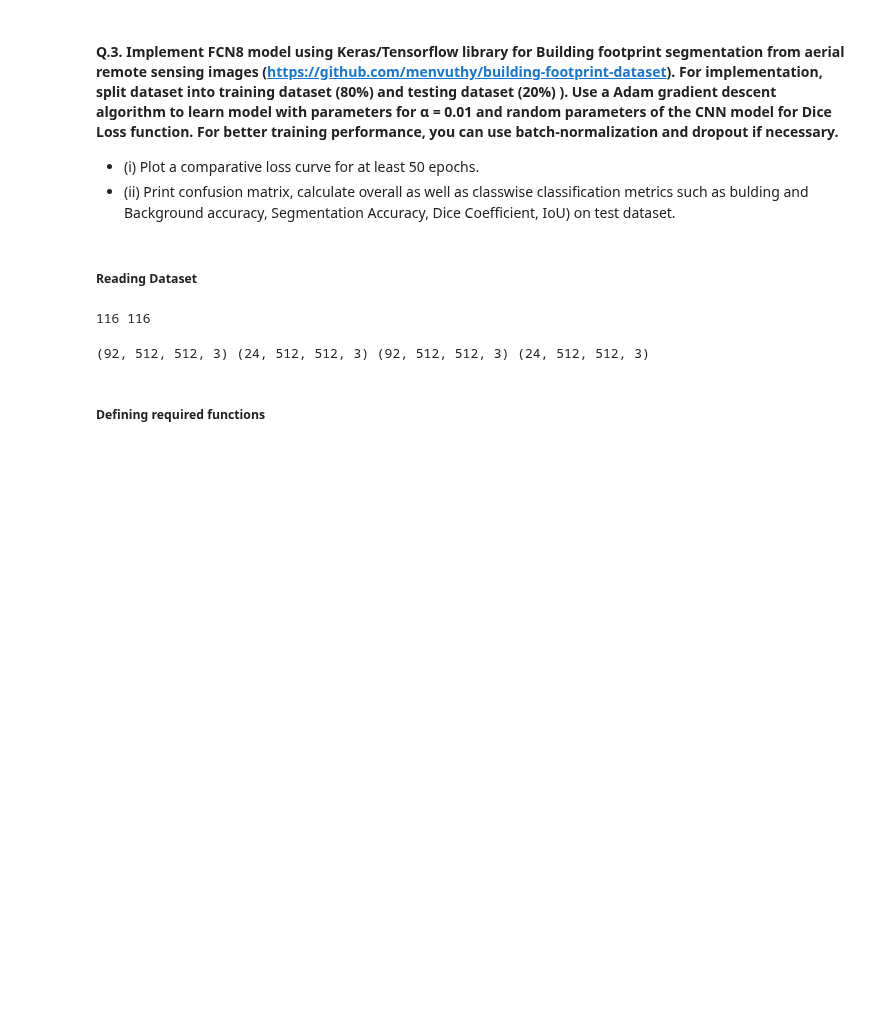
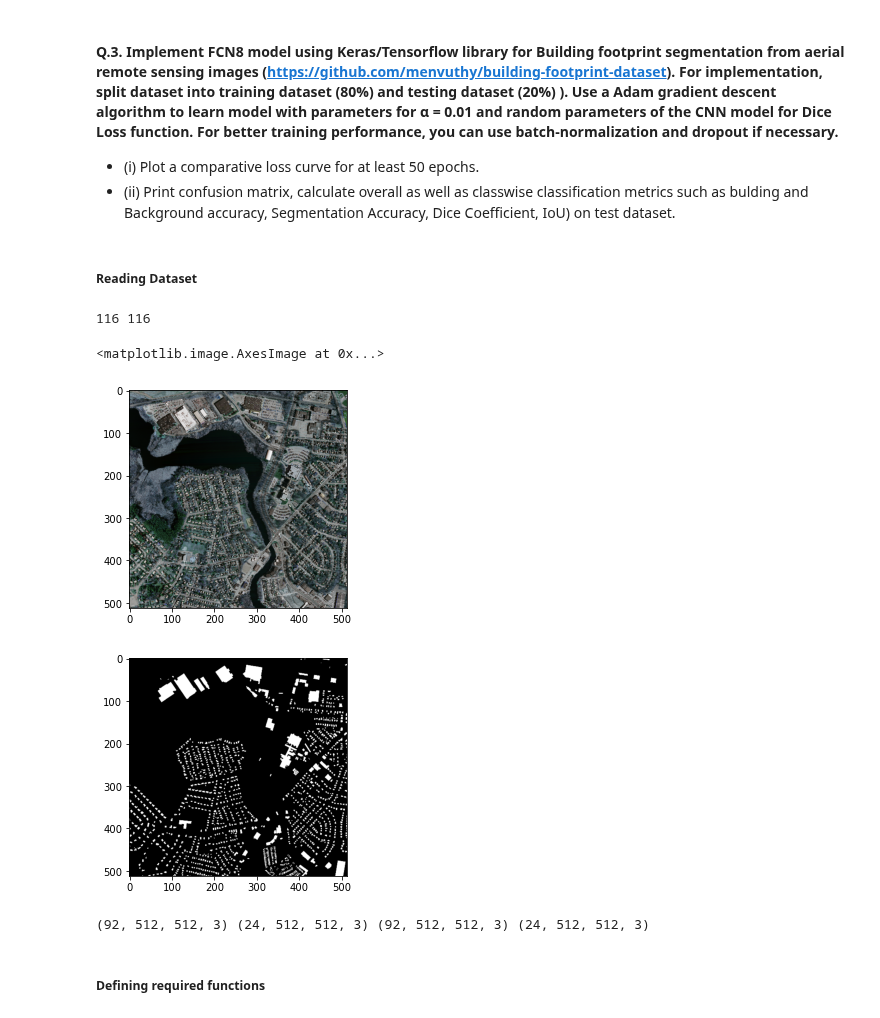
Before and after one commit to Adithya-Jayan/EC460_NNDL, a Jupyter notebook: Assignment6.ipynb, the cells around one changed output. Saved outputs shown, nothing was run; the diff lists cells and outputs as text; code cells hidden in the pictures; blank space fills up the shorter version.

```diff
--- a/Assignment6.ipynb
+++ b/Assignment6.ipynb
@@ -216,6 +321,14 @@ print(len(X),len(Y))
 X =  X[:len(Y)]
 # %% [output]
 116 116
+# %%
+plt.imshow(X[0])
+plt.figure()
+plt.imshow(Y[0])
+# %% [output]
+<matplotlib.image.AxesImage at 0x...>
+[figure, added]
+[figure, added]
 # %%
 #Split data to test and train sets
 X_train, X_test, Y_train, Y_test = train_test_split(X, Y,test_size =0.2, shuffle = True)
```
Also changed, not shown: parts of 50 cells of this notebook.
